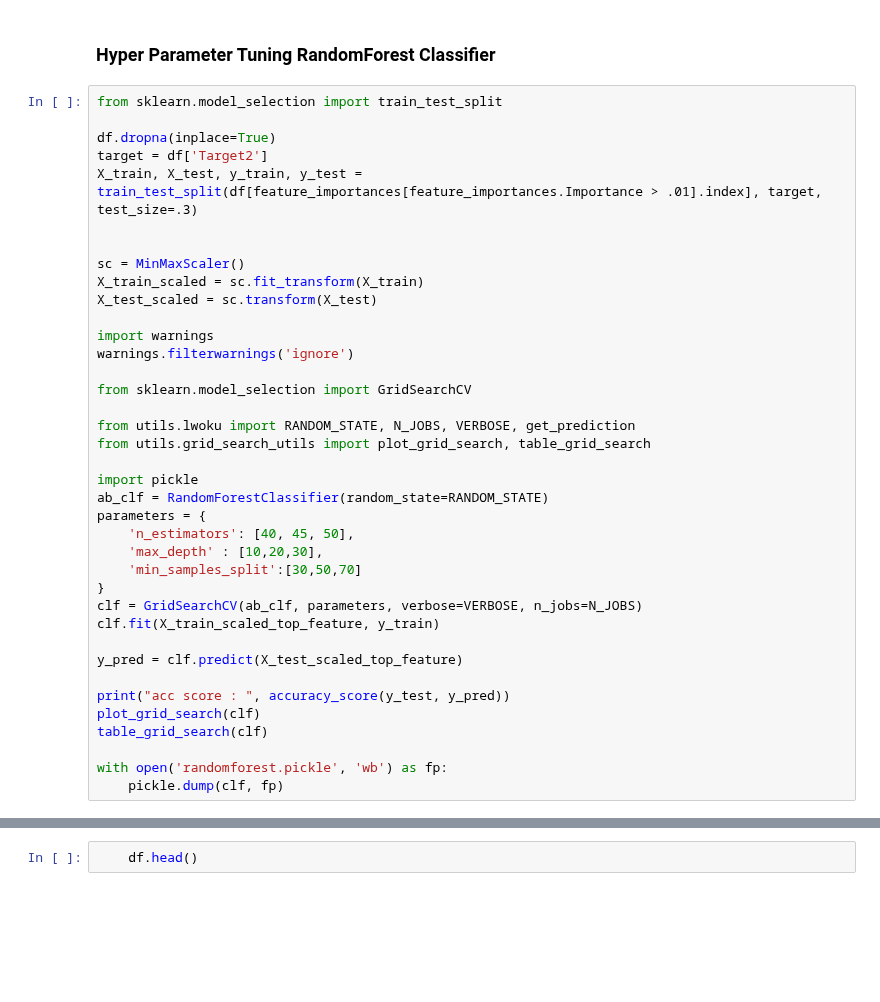
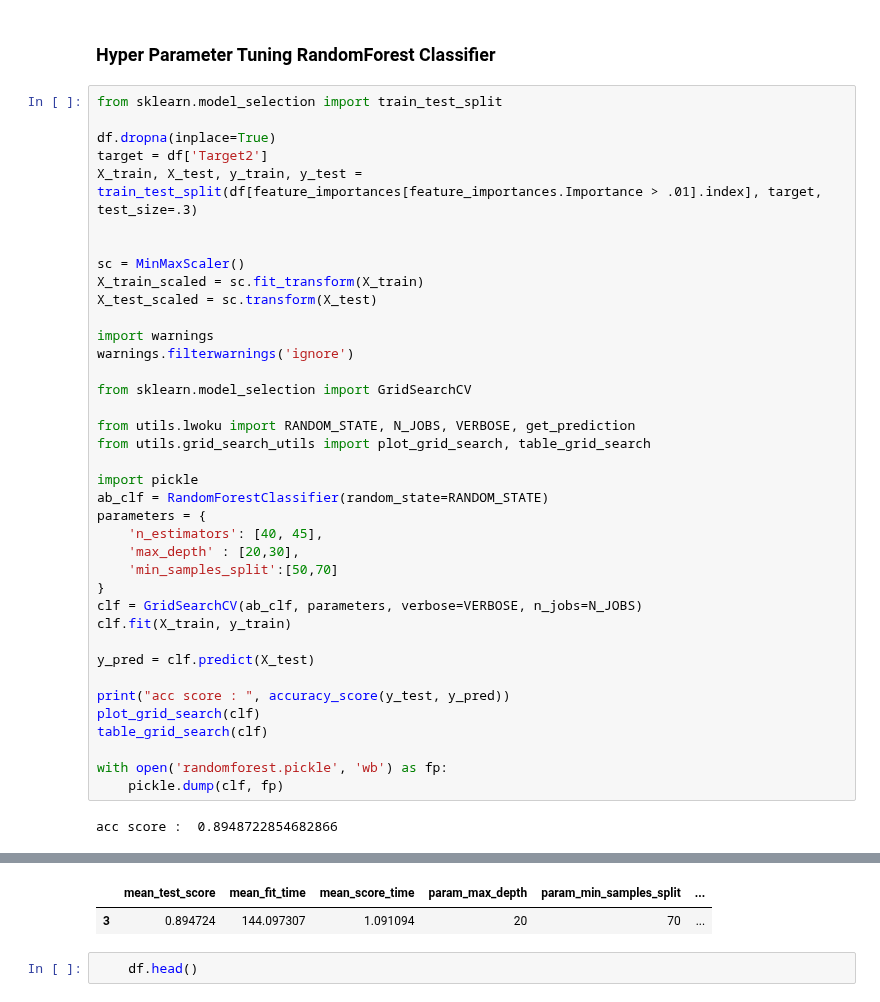
Before and after one commit to saeedeyvazy/forex, a Jupyter notebook: src/ML_Metatrader_Daily.ipynb, the cells around one changed output, grey strips where cells are left out. Cells and saved outputs as stored; diff of their text form; blank space fills up the shorter version.

Commit message:
Fix randomforest model parameter optimization. :bug:

```diff
--- a/src/ML_Metatrader_Daily.ipynb
+++ b/src/ML_Metatrader_Daily.ipynb
@@ -335,14 +327,14 @@ from utils.grid_search_utils import plot_grid_search, table_grid_search
 import pickle
 ab_clf = RandomForestClassifier(random_state=RANDOM_STATE)
 parameters = {
-    'n_estimators': [40, 45, 50],
-    'max_depth' : [10,20,30],
-    'min_samples_split':[30,50,70]
+    'n_estimators': [40, 45],
+    'max_depth' : [20,30],
+    'min_samples_split':[50,70]
 }
 clf = GridSearchCV(ab_clf, parameters, verbose=VERBOSE, n_jobs=N_JOBS)
-clf.fit(X_train_scaled_top_feature, y_train)
+clf.fit(X_train, y_train)
 
-y_pred = clf.predict(X_test_scaled_top_feature)
+y_pred = clf.predict(X_test)
 
 print("acc score : ", accuracy_score(y_test, y_pred))
 plot_grid_search(clf)
@@ -350,3 +342,5 @@ table_grid_search(clf)
 
 with open('randomforest.pickle', 'wb') as fp:
     pickle.dump(clf, fp)
+# %% [output]
+acc score :  0.8948722854682866
@@ -353,3 +348,5 @@ with open('randomforest.pickle', 'wb') as fp:
+|  | mean_test_score | mean_fit_time | mean_score_time | param_max_depth | param_min_samples_split | ... |
+| 3 | 0.894724 | 144.097307 | 1.091094 | 20 | 70 | ... |
 # %%
     df.head()
 # %% [output]
```
Also changed, not shown: parts of 2 cells of this notebook, 2 other files.
